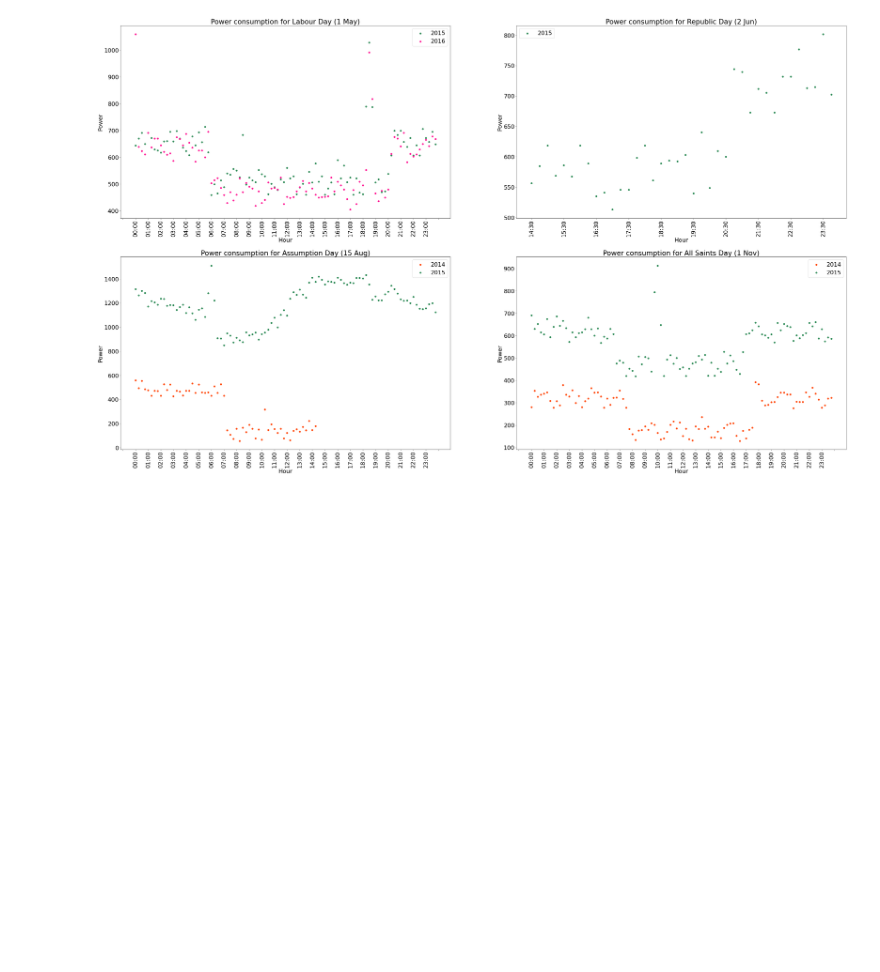
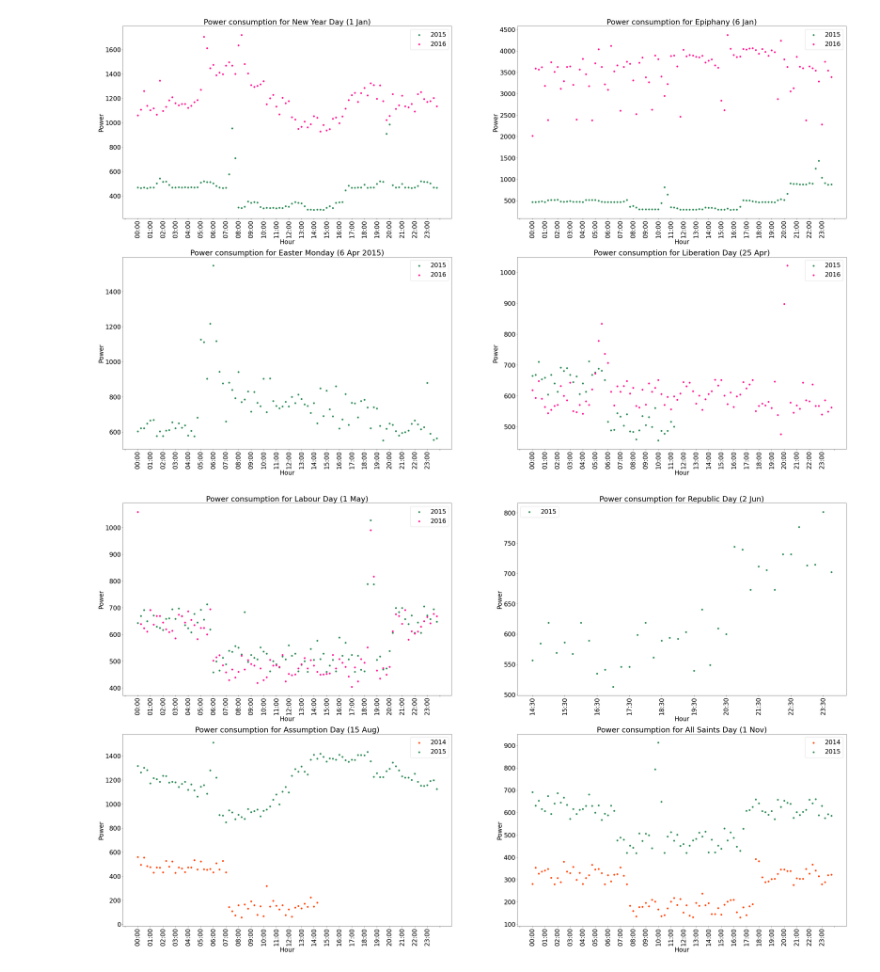
Before and after one commit to helloitsxinyi/ai4impact-Datathon-2020, a Jupyter notebook: pubhol.ipynb, the cells around one changed output. Drawn from its saved outputs; the diff is of its cells as text; code cells hidden in the pictures; blank space fills up the shorter version.

Commit message:
Add files via upload
pubhol graphs

```diff
--- a/pubhol.ipynb
+++ b/pubhol.ipynb
@@ -14,10 +14,75 @@ raw_data.set_index('datetime', inplace=True)
 import matplotlib.pyplot as plt
 import matplotlib.dates as mdates
 import matplotlib.ticker as plticker
-plt.rcParams["figure.figsize"] = [50, 30]
-plt.rcParams.update({'font.size': 22})
+plt.rcParams["figure.figsize"] = [50, 30]       # [75, 15] for last 3 graphs
+plt.rcParams.update({'font.size': 24})
+# %%
+### COMBINED 1 ###
+
+## 2014 = orangered, 2015 = seagreen, 2016 = deeppink ##
+
+## power data available for 2014, 2015, 2016:
+# PH 2014: "2014-08-15", "2014-11-01", "2014-12-08", "2014-12-25", "2014-12-26"
+# PH 2015: "2015-01-01", "2015-01-06" (Epiphany), "2015-04-06" (Easter Monday), "2015-04-25" (Liberation Day), "2015-05-01" (Labour Day), "2015-06-02" (Republic Day), "2015-08-15" (Assumption Day), "2015-11-01" (All Saints Day), "2015-12-08" (Immaculate Conception), "2015-12-25" (Christmas Day), "2015-12-26" (Saint Stephens Day)
+# PH 2016: "2016-01-01", "2016-01-06", "2016-03-28" (Easter Monday), "2016-04-25", "2016-05-01"
+
+nyd15 = raw_data.loc["2015-01-01"]
+nyd15["Hour"] = raw_data["2015-01-01"].index.to_series().apply(lambda x: x.strftime("%H:%M"))
+nyd16 = raw_data.loc["2016-01-01"]
+nyd16["Hour"] = raw_data["2016-01-01"].index.to_series().apply(lambda x: x.strftime("%H:%M"))
+
+ep15 = raw_data.loc["2015-01-06"]
+ep15["Hour"] = raw_data["2015-01-06"].index.to_series().apply(lambda x: x.strftime("%H:%M"))
+ep16 = raw_data.loc["2016-01-06"]
+ep16["Hour"] = raw_data["2016-01-06"].index.to_series().apply(lambda x: x.strftime("%H:%M"))
+
+em15 = raw_data.loc["2015-04-06"]
+em15["Hour"] = raw_data["2015-04-06"].index.to_series().apply(lambda x: x.strftime("%H:%M"))
+em16 = raw_data.loc["2016-03-28"]
+em16["Hour"] = raw_data["2016-03-28"].index.to_series().apply(lambda x: x.strftime("%H:%M"))
+
+lib15 = raw_data.loc["2015-04-25"]
+lib15["Hour"] = raw_data["2015-04-25"].index.to_series().apply(lambda x: x.strftime("%H:%M"))
+lib16 = raw_data.loc["2016-04-25"]
+lib16["Hour"] = raw_data["2016-04-25"].index.to_series().apply(lambda x: x.strftime("%H:%M"))
+
+label = ["2015", "2016"]
+
+fig, ax = plt.subplots(2,2)
+
+ax[0,0].scatter(nyd15.Hour, nyd15["Power"], color = "seagreen")
+ax[0,0].scatter(nyd16.Hour, nyd16["Power"], color = "deeppink")
+
+ax[0,1].scatter(ep15.Hour, ep15["Power"], color = "seagreen")
+ax[0,1].scatter(ep16.Hour, ep16["Power"], color = "deeppink")
+
+ax[1,0].scatter(em15.Hour, em15["Power"], color = "seagreen")
+ax[1,0].scatter(em16.Hour, em16["Power"], color = "deeppink")
+
+ax[1,1].scatter(lib15.Hour, lib15["Power"], color = "seagreen")
+ax[1,1].scatter(lib16.Hour, lib16["Power"], color = "deeppink")
+
+ax[0,0].set_title("Power consumption for New Year Day (1 Jan)")
+ax[0,1].set_title("Power consumption for Epiphany (6 Jan)")
+ax[1,0].set_title("Power consumption for Easter Monday (6 Apr 2015)")
+ax[1,1].set_title("Power consumption for Liberation Day (25 Apr)")
+
+for ax in fig.axes:
+    #plt.gca()
+    plt.sca(ax)
+    ax.set_xlabel("Hour")
+    ax.set_ylabel("Power")
+    plt.legend(label)
+    loc = plticker.MultipleLocator(base = 4)
+    ax.xaxis.set_major_locator(loc)
+    plt.xticks(rotation = 90)
+    plt.savefig('graphs\combined_1.png', bbox_inches = "tight")
+
+plt.show()
+# %% [output]
+[figure, added]
 # %%
-### EASTER MONDAY 6 APR ###
+### COMBINED 2 ###
 
 ## 2014 = orangered, 2015 = seagreen, 2016 = deeppink ##
 
@@ -80,8 +145,6 @@ for ax in fig.axes:
     plt.savefig('graphs\combined_2.png', bbox_inches = "tight")
 
 plt.show()
-
-# graph for 2016 is correct with the dips.
 # %% [output]
-[figure, old version]
+[figure, new version]
 # %%
```
Also changed, not shown: parts of 1 cell of this notebook.
